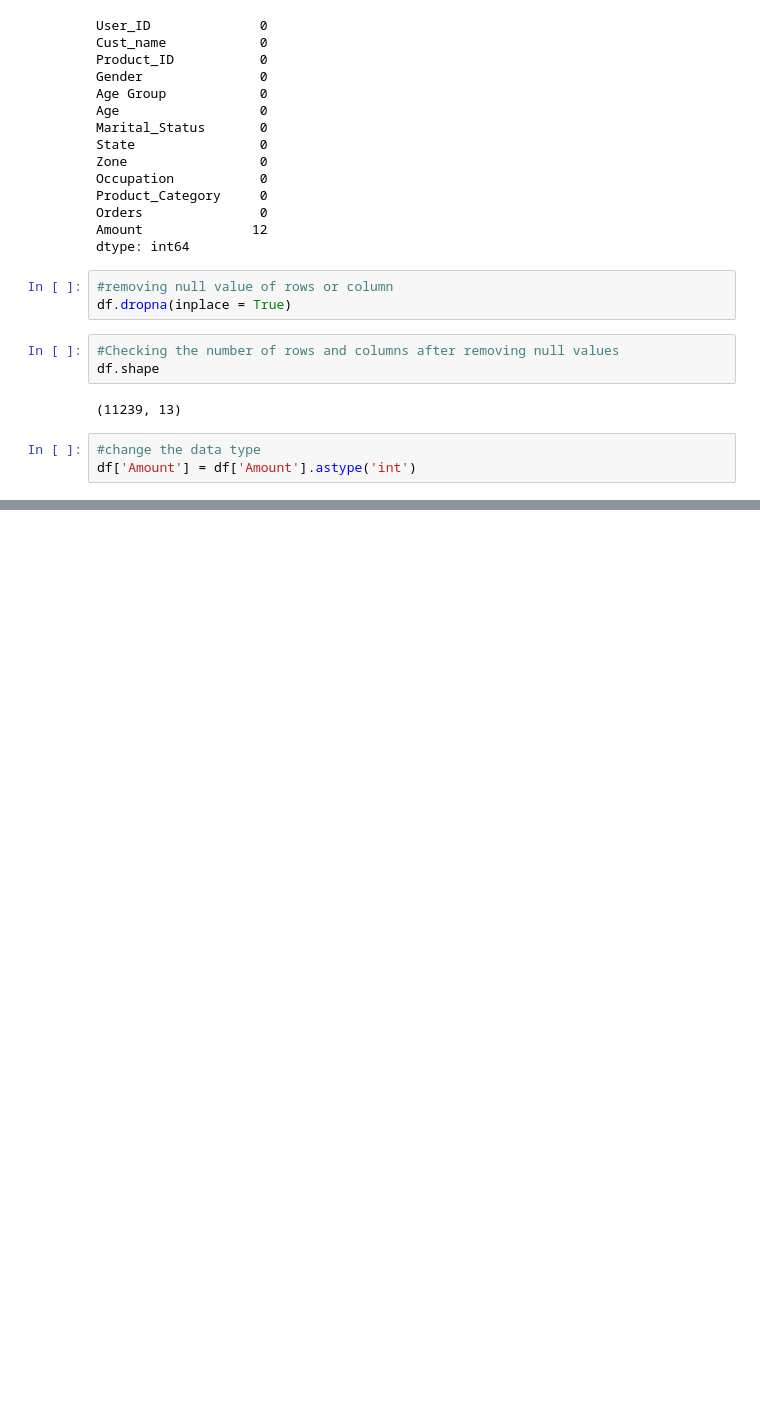
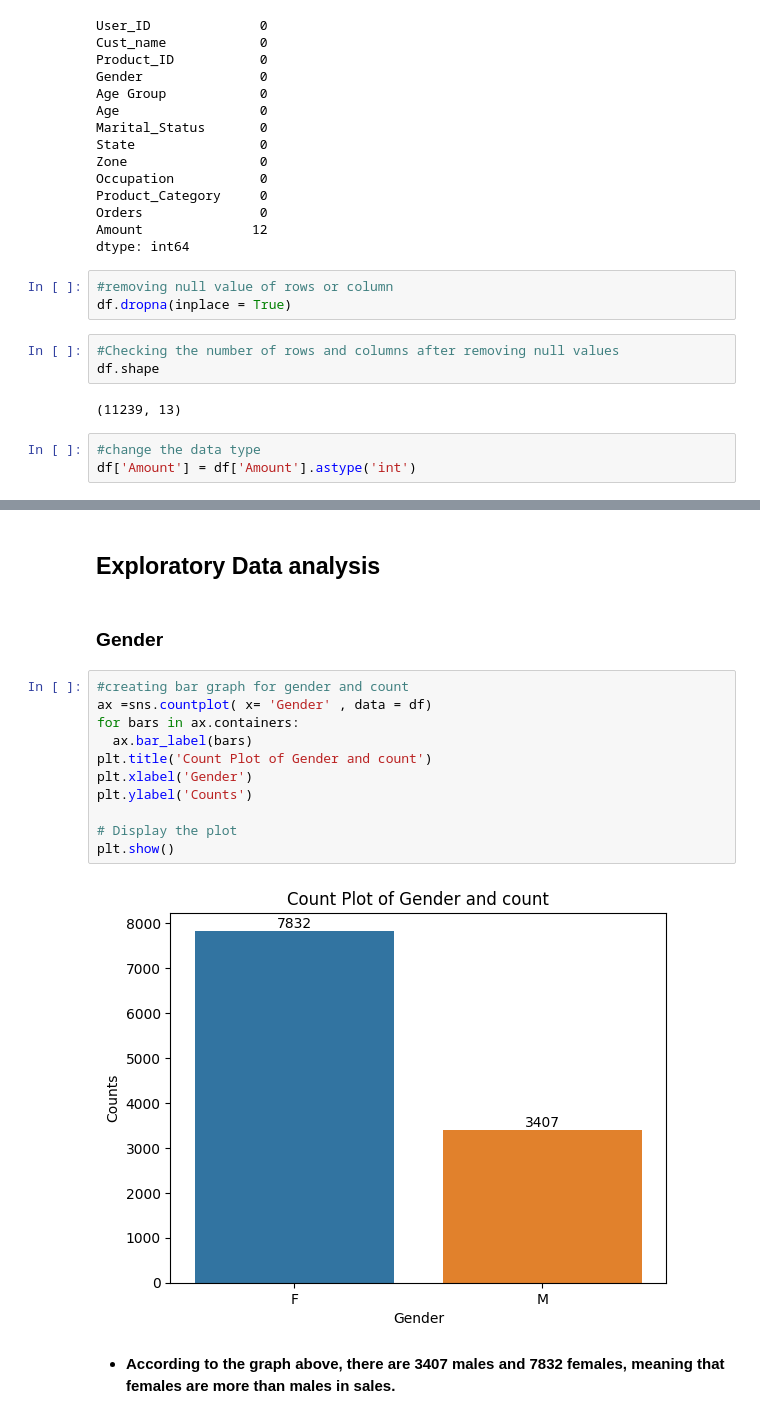
Before and after one commit to Amoghakrao/Diwali-sales-analysis-using-Python, a Jupyter notebook: Diwali_sales_analysis.ipynb, the cells around one changed output, grey strips where cells are left out. Saved outputs shown, nothing was run; the diff lists cells and outputs as text; blank space fills up the shorter version.

```diff
--- a/Diwali_sales_analysis.ipynb
+++ b/Diwali_sales_analysis.ipynb
@@ -138,0 +187,19 @@ dtype('int64')
+# %% [markdown]
+## **Exploratory Data analysis**
+# %% [markdown]
+### **Gender**
+# %%
+#creating bar graph for gender and count
+ax =sns.countplot( x= 'Gender' , data = df)
+for bars in ax.containers:
+  ax.bar_label(bars)
+plt.title('Count Plot of Gender and count')
+plt.xlabel('Gender')
+plt.ylabel('Counts')
+
+# Display the plot
+plt.show()
+# %% [output]
+[figure, added]
+# %% [markdown]
+* **According to the graph above, there are 3407 males and 7832 females, meaning that females are more than  males in sales.**
```
Also changed, not shown: parts of 33 cells of this notebook.
